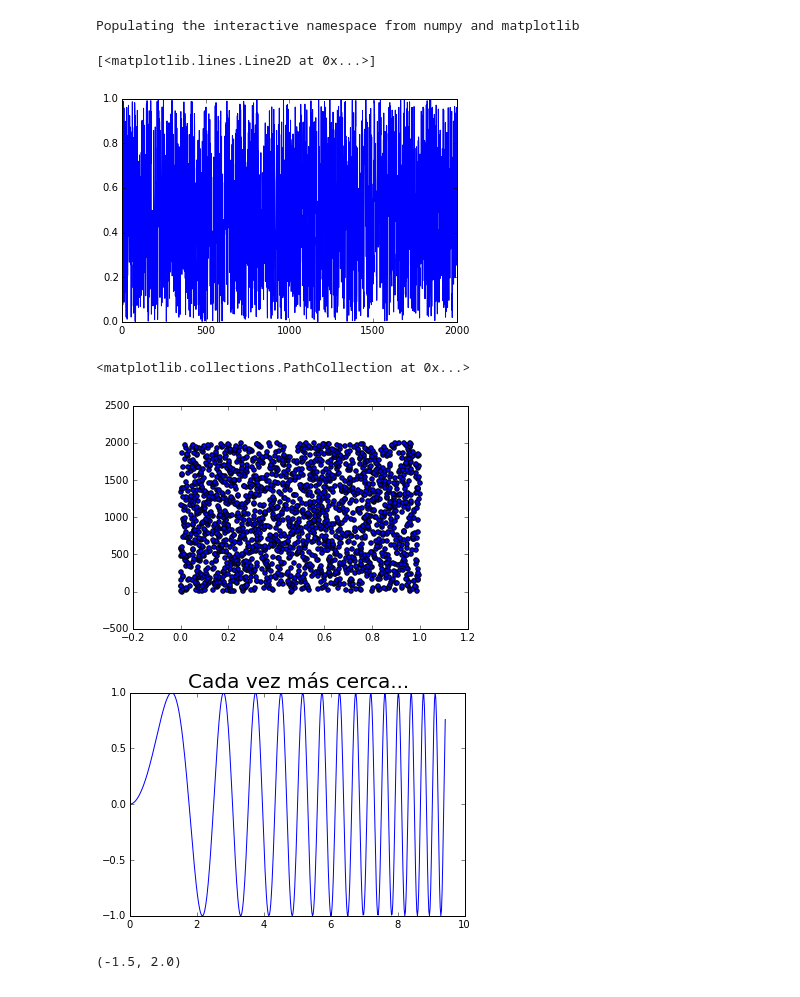
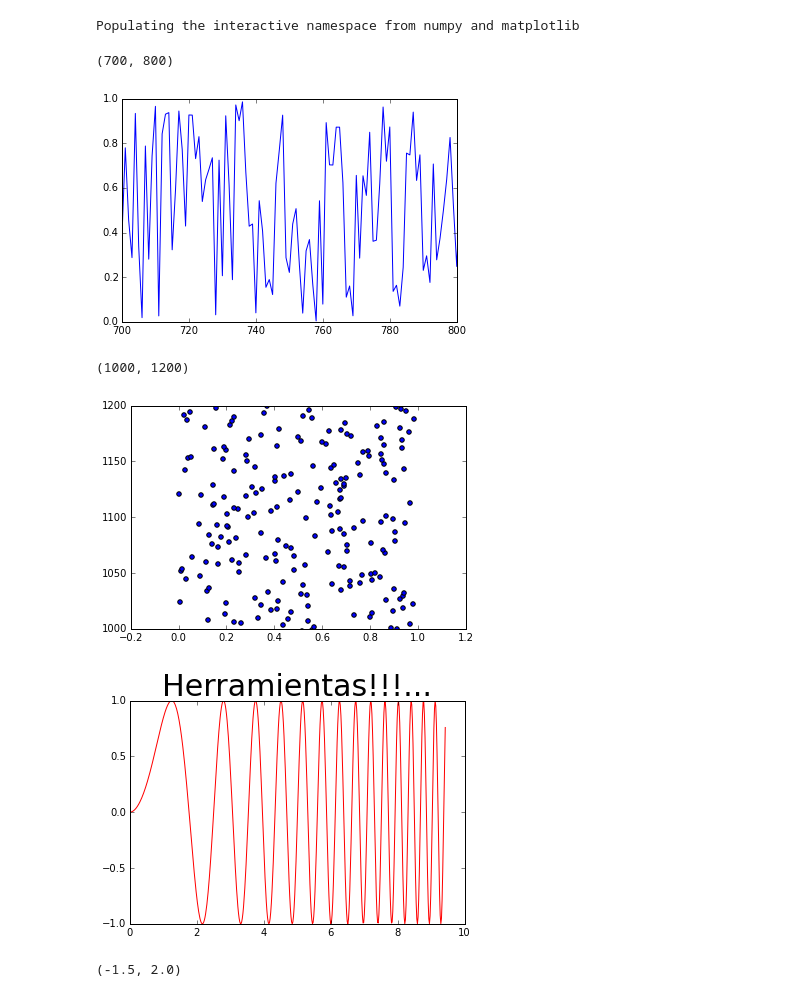
Before and after one commit to ComputoCienciasUniandes/HerramientasComputacionales, a Jupyter notebook: Lectures/05.Python-2/hands_on/NuevoTour.ipynb, the cells around one changed output. Drawn from its saved outputs; the diff is of its cells as text; code cells hidden in the pictures.

```diff
--- a/Lectures/05.Python-2/hands_on/NuevoTour.ipynb
+++ b/Lectures/05.Python-2/hands_on/NuevoTour.ipynb
@@ -17,20 +20,22 @@ Populating the interactive namespace from numpy and matplotlib
 x= random.random(2000)
 # %%
 plot(x)
+xlim(700,800)
 # %% [output]
-[<matplotlib.lines.Line2D at 0x...>]
+(700, 800)
-[figure, old version]
+[figure, new version]
 # %%
 scatter(x,arange(2000))
+ylim(1000,1200)
 # %% [output]
-<matplotlib.collections.PathCollection at 0x...>
+(1000, 1200)
-[figure, old version]
+[figure, new version]
 # %%
 x = linspace(0, 3*pi, 500)
-plot(x, sin(x**2))
-title('Cada vez más cerca...', size=20);
+plot(x, sin(x**2),color = "red")
+title('Herramientas!!!...', size=30);
 # %% [output]
-[figure, old version]
+[figure, new version]
 # %%
 x1 = np.linspace(0, 10, 20)
 y1 = np.sin(x1)
```
Also changed, not shown: parts of 11 cells of this notebook, 3 other files.
